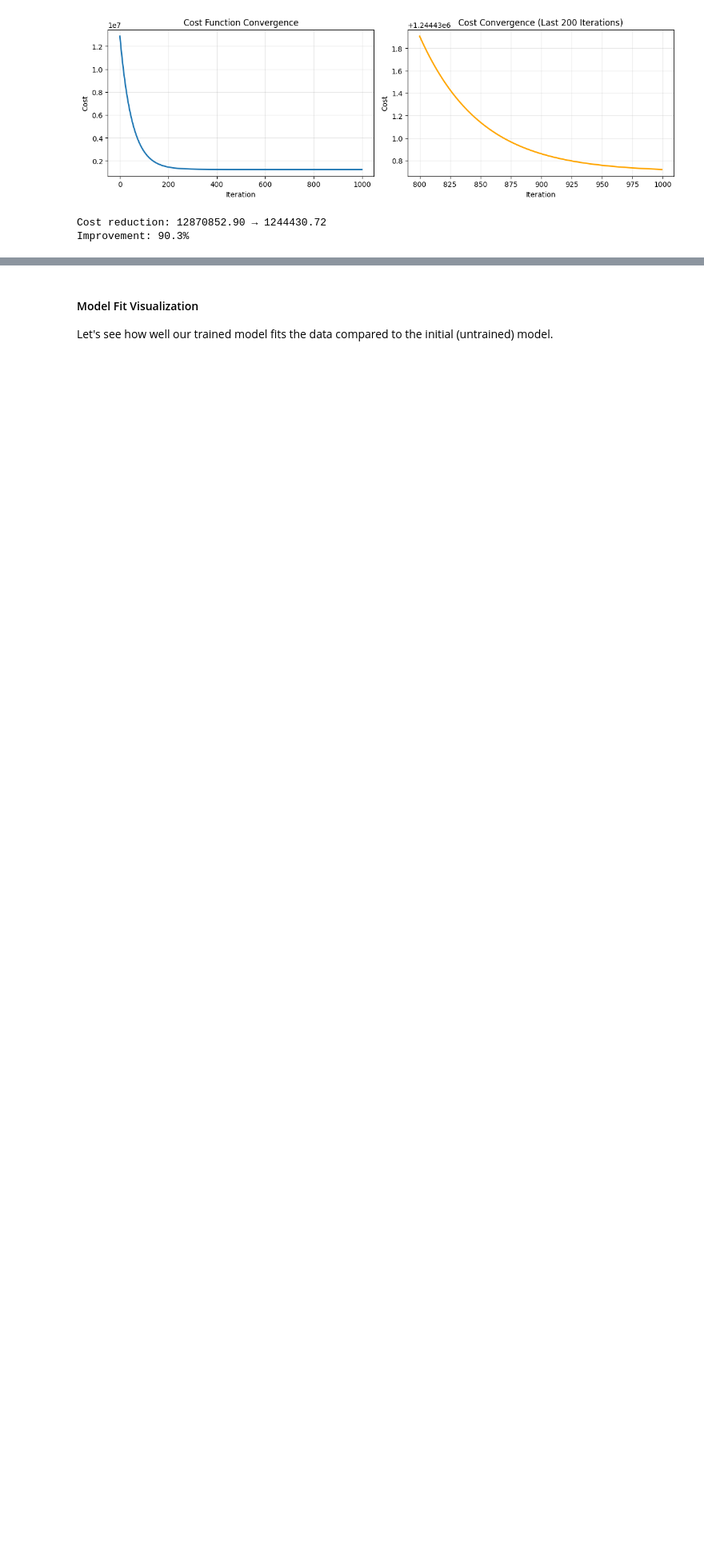
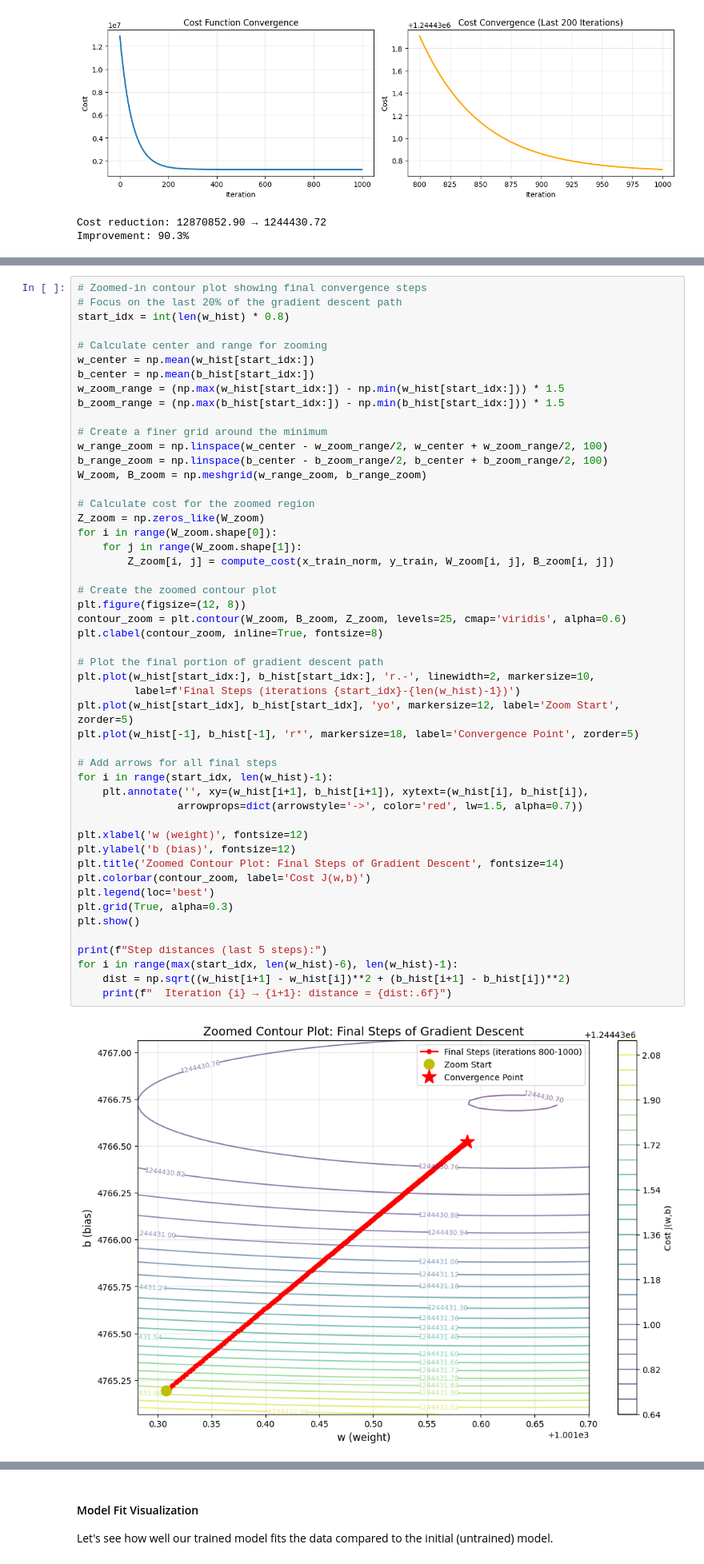
Before and after one commit to mellomaths/aiml, a Jupyter notebook: linear_regression.ipynb, the cells around one changed output, grey strips where cells are left out. Shown at 80% size. Cells and saved outputs as stored; diff of their text form; blank space fills up the shorter version.

```diff
--- a/linear_regression.ipynb
+++ b/linear_regression.ipynb
@@ -743,0 +854,52 @@ Improvement: 90.3%
+# %%
+# Zoomed-in contour plot showing final convergence steps
+# Focus on the last 20% of the gradient descent path
+start_idx = int(len(w_hist) * 0.8)
+
+# Calculate center and range for zooming
+w_center = np.mean(w_hist[start_idx:])
+b_center = np.mean(b_hist[start_idx:])
+w_zoom_range = (np.max(w_hist[start_idx:]) - np.min(w_hist[start_idx:])) * 1.5
+b_zoom_range = (np.max(b_hist[start_idx:]) - np.min(b_hist[start_idx:])) * 1.5
+
+# Create a finer grid around the minimum
+w_range_zoom = np.linspace(w_center - w_zoom_range/2, w_center + w_zoom_range/2, 100)
+b_range_zoom = np.linspace(b_center - b_zoom_range/2, b_center + b_zoom_range/2, 100)
+W_zoom, B_zoom = np.meshgrid(w_range_zoom, b_range_zoom)
+
+# Calculate cost for the zoomed region
+Z_zoom = np.zeros_like(W_zoom)
+for i in range(W_zoom.shape[0]):
+    for j in range(W_zoom.shape[1]):
+        Z_zoom[i, j] = compute_cost(x_train_norm, y_train, W_zoom[i, j], B_zoom[i, j])
+
+# Create the zoomed contour plot
+plt.figure(figsize=(12, 8))
+contour_zoom = plt.contour(W_zoom, B_zoom, Z_zoom, levels=25, cmap='viridis', alpha=0.6)
+plt.clabel(contour_zoom, inline=True, fontsize=8)
+
+# Plot the final portion of gradient descent path
+plt.plot(w_hist[start_idx:], b_hist[start_idx:], 'r.-', linewidth=2, markersize=10,
+         label=f'Final Steps (iterations {start_idx}-{len(w_hist)-1})')
+plt.plot(w_hist[start_idx], b_hist[start_idx], 'yo', markersize=12, label='Zoom Start', zorder=5)
+plt.plot(w_hist[-1], b_hist[-1], 'r*', markersize=18, label='Convergence Point', zorder=5)
+
+# Add arrows for all final steps
+for i in range(start_idx, len(w_hist)-1):
+    plt.annotate('', xy=(w_hist[i+1], b_hist[i+1]), xytext=(w_hist[i], b_hist[i]),
+                arrowprops=dict(arrowstyle='->', color='red', lw=1.5, alpha=0.7))
+
+plt.xlabel('w (weight)', fontsize=12)
+plt.ylabel('b (bias)', fontsize=12)
+plt.title('Zoomed Contour Plot: Final Steps of Gradient Descent', fontsize=14)
+plt.colorbar(contour_zoom, label='Cost J(w,b)')
+plt.legend(loc='best')
+plt.grid(True, alpha=0.3)
+plt.show()
+
+print(f"Step distances (last 5 steps):")
+for i in range(max(start_idx, len(w_hist)-6), len(w_hist)-1):
+    dist = np.sqrt((w_hist[i+1] - w_hist[i])**2 + (b_hist[i+1] - b_hist[i])**2)
+    print(f"  Iteration {i} → {i+1}: distance = {dist:.6f}")
+# %% [output]
+[figure, added]
```
Also changed, not shown: parts of 7 cells of this notebook.
